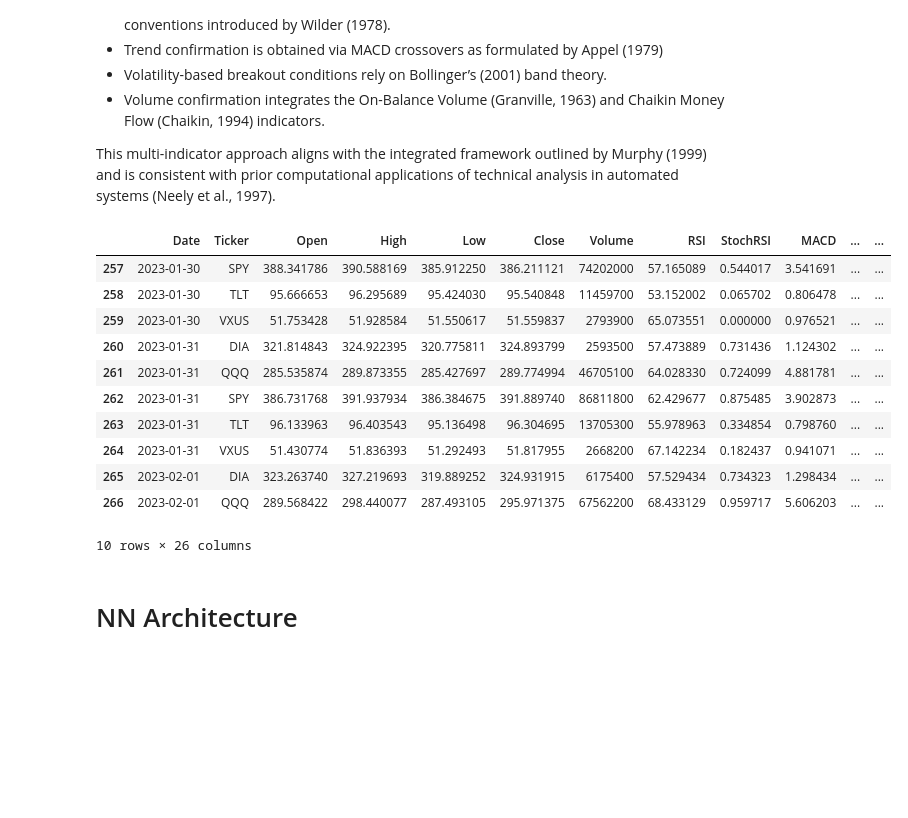
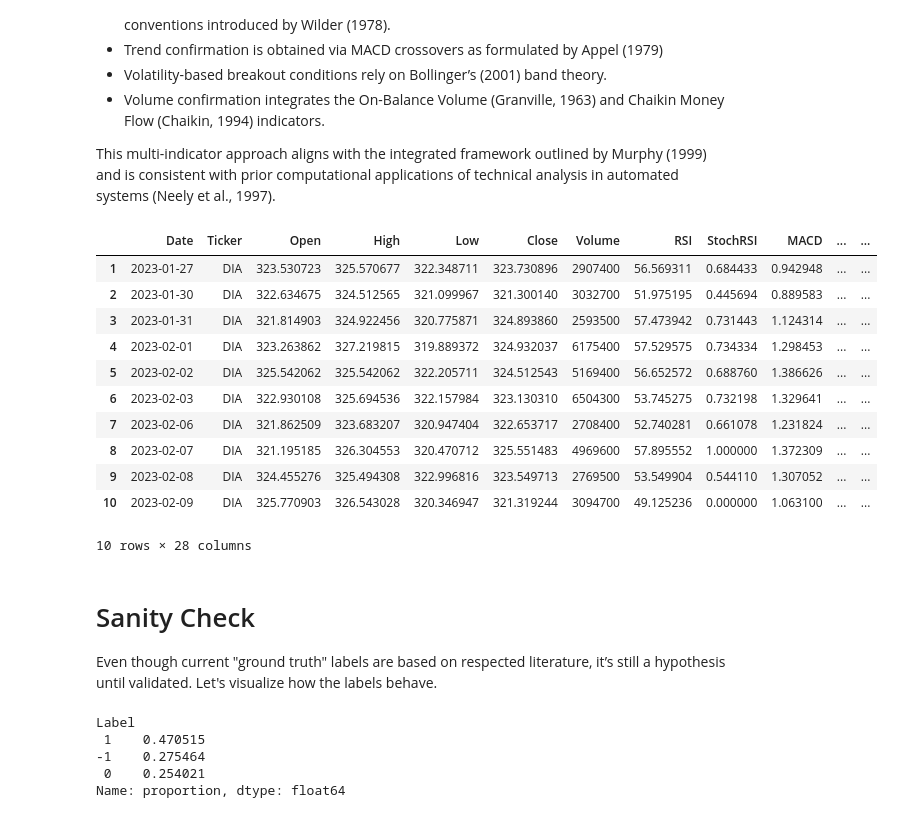
Before and after one commit to HellCatCruiser/AgenticTrader, a Jupyter notebook: data_cleaning/data_cleaning.ipynb, the cells around one changed output. Cells and saved outputs as stored; diff of their text form; code cells hidden in the pictures; blank space fills up the shorter version.

```diff
--- a/data_cleaning/data_cleaning.ipynb
+++ b/data_cleaning/data_cleaning.ipynb
@@ -306,13 +378,13 @@ rf_new
 | 534 | 2024-12-31 | 0.04210 |
 535 rows × 2 columns
 # %%
-ti_series["Date"] = pd.to_datetime(ti_series["Date"])
+df_working["Date"] = pd.to_datetime(df_working["Date"])
 rf_new["Date"] = pd.to_datetime(rf_new["Date"])
 
-df_merged = ti_series.merge(rf_new, on="Date", how="left")
+df_merged = df_working.merge(rf_new, on="Date", how="left")
 # df_merged["RiskFreeRate"].fillna(method="ffill", inplace=True)
 # %%
-df_working = df_merged.dropna()
-df_working
+df_working = df_merged.dropna().copy()
+df_working.groupby("Ticker").head(5)
 # %% [output]
 |  | Date | Ticker | Open | High | Low | Close | Volume | RSI | StochRSI | MACD | ... | ... |
@@ -336,7 +413,7 @@ df_working.loc[:, "Return"] = (
     .pct_change()
 )
 
-df_working = df_working.dropna()
+df_working = df_working.dropna().copy()
 df_working
 # %% [output]
 |  | Date | Ticker | Open | High | Low | Close | Volume | RSI | StochRSI | MACD | ... | ... |
@@ -404,3 +434,31 @@ See the caveats in the documentation: https://pandas.pydata.org/pandas-docs/stab
+# %%
+# Vectorized rule base
+bullish = (
+    ((df_working["RSI"] < 30) | (df_working["StochRSI"] < 0.2)).astype(int) +
+    2 * ((df_working["MACD"] > df_working["MACD_signal"]).astype(int)) +
+    # ((df_working["SMA_20"] > df_working["SMA_50"]).astype(int)) +
+    ((df_working["EMA_20"] > df_working["EMA_50"]).astype(int)) +
+    ((df_working["Close"] < df_working["BB_low"]).astype(int)) +
+    ((df_working["CMF"] > 0) | (df_working["OBV"] > df_working["OBV_prev"])).astype(int)
+)
+
+bearish = (
+    ((df_working["RSI"] > 70) | (df_working["StochRSI"] > 0.8)).astype(int) +
+    2 * ((df_working["MACD"] < df_working["MACD_signal"]).astype(int)) +
+    # ((df_working["SMA_20"] < df_working["SMA_50"]).astype(int)) +
+    ((df_working["EMA_20"] < df_working["EMA_50"]).astype(int)) +
+    ((df_working["Close"] > df_working["BB_high"]).astype(int)) +
+    ((df_working["CMF"] < 0) | (df_working["OBV"] < df_working["OBV_prev"])).astype(int)
+)
+
+df_working["Label"] = np.select(
+    [bullish > bearish, bearish > bullish],
+    [1, -1],
+    default=0
+)
+
+df_working["bullish_score"] = bullish
+df_working["bearish_score"] = bearish
 # %% [markdown]
 
 
@@ -412,20 +470,31 @@ The labeling strategy is derived from classical technical analysis indicators.
 
 This multi-indicator approach aligns with the integrated framework outlined by Murphy (1999) and is consistent with prior computational applications of technical analysis in automated systems (Neely et al., 1997).
 # %%
-df_working = df_working.dropna()
+df_working = df_working.dropna().copy()
 df_working.head(10)
 # %% [output]
 |  | Date | Ticker | Open | High | Low | Close | Volume | RSI | StochRSI | MACD | ... | ... |
-| 257 | 2023-01-30 | SPY | 388.341786 | 390.588169 | 385.912250 | 386.211121 | 74202000 | 57.165089 | 0.544017 | 3.541691 | ... | ... |
-| 258 | 2023-01-30 | TLT | 95.666653 | 96.295689 | 95.424030 | 95.540848 | 11459700 | 53.152002 | 0.065702 | 0.806478 | ... | ... |
-| 259 | 2023-01-30 | VXUS | 51.753428 | 51.928584 | 51.550617 | 51.559837 | 2793900 | 65.073551 | 0.000000 | 0.976521 | ... | ... |
-| 260 | 2023-01-31 | DIA | 321.814843 | 324.922395 | 320.775811 | 324.893799 | 2593500 | 57.473889 | 0.731436 | 1.124302 | ... | ... |
-| 261 | 2023-01-31 | QQQ | 285.535874 | 289.873355 | 285.427697 | 289.774994 | 46705100 | 64.028330 | 0.724099 | 4.881781 | ... | ... |
-| 262 | 2023-01-31 | SPY | 386.731768 | 391.937934 | 386.384675 | 391.889740 | 86811800 | 62.429677 | 0.875485 | 3.902873 | ... | ... |
-| 263 | 2023-01-31 | TLT | 96.133963 | 96.403543 | 95.136498 | 96.304695 | 13705300 | 55.978963 | 0.334854 | 0.798760 | ... | ... |
-| 264 | 2023-01-31 | VXUS | 51.430774 | 51.836393 | 51.292493 | 51.817955 | 2668200 | 67.142234 | 0.182437 | 0.941071 | ... | ... |
-| 265 | 2023-02-01 | DIA | 323.263740 | 327.219693 | 319.889252 | 324.931915 | 6175400 | 57.529434 | 0.734323 | 1.298434 | ... | ... |
-| 266 | 2023-02-01 | QQQ | 289.568422 | 298.440077 | 287.493105 | 295.971375 | 67562200 | 68.433129 | 0.959717 | 5.606203 | ... | ... |
+| 1 | 2023-01-27 | DIA | 323.530723 | 325.570677 | 322.348711 | 323.730896 | 2907400 | 56.569311 | 0.684433 | 0.942948 | ... | ... |
+| 2 | 2023-01-30 | DIA | 322.634675 | 324.512565 | 321.099967 | 321.300140 | 3032700 | 51.975195 | 0.445694 | 0.889583 | ... | ... |
+| 3 | 2023-01-31 | DIA | 321.814903 | 324.922456 | 320.775871 | 324.893860 | 2593500 | 57.473942 | 0.731443 | 1.124314 | ... | ... |
+| 4 | 2023-02-01 | DIA | 323.263862 | 327.219815 | 319.889372 | 324.932037 | 6175400 | 57.529575 | 0.734334 | 1.298453 | ... | ... |
+| 5 | 2023-02-02 | DIA | 325.542062 | 325.542062 | 322.205711 | 324.512543 | 5169400 | 56.652572 | 0.688760 | 1.386626 | ... | ... |
+| 6 | 2023-02-03 | DIA | 322.930108 | 325.694536 | 322.157984 | 323.130310 | 6504300 | 53.745275 | 0.732198 | 1.329641 | ... | ... |
+| 7 | 2023-02-06 | DIA | 321.862509 | 323.683207 | 320.947404 | 322.653717 | 2708400 | 52.740281 | 0.661078 | 1.231824 | ... | ... |
+| 8 | 2023-02-07 | DIA | 321.195185 | 326.304553 | 320.470712 | 325.551483 | 4969600 | 57.895552 | 1.000000 | 1.372309 | ... | ... |
+| 9 | 2023-02-08 | DIA | 324.455276 | 325.494308 | 322.996816 | 323.549713 | 2769500 | 53.549904 | 0.544110 | 1.307052 | ... | ... |
+| 10 | 2023-02-09 | DIA | 325.770903 | 326.543028 | 320.346947 | 321.319244 | 3094700 | 49.125236 | 0.000000 | 1.063100 | ... | ... |
-10 rows × 26 columns
+10 rows × 28 columns
 # %% [markdown]
-# NN Architecture
+# Sanity Check
+
+Even though current "ground truth" labels are based on respected literature, it’s still a hypothesis until validated. Let's visualize how the labels behave.
+# %%
+# check label distribution
+df_working["Label"].value_counts(normalize=True)
+# %% [output]
+Label
+ 1    0.470515
+-1    0.275464
+ 0    0.254021
+Name: proportion, dtype: float64
```
Also changed, not shown: parts of 17 cells of this notebook, 2 other files.
